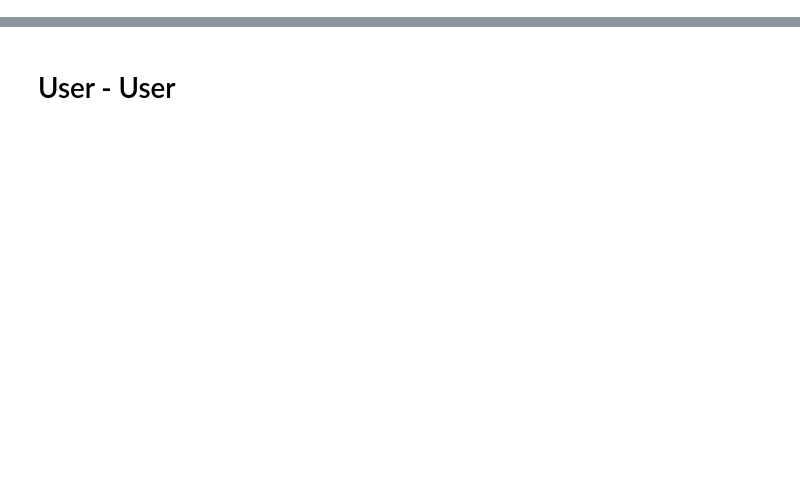
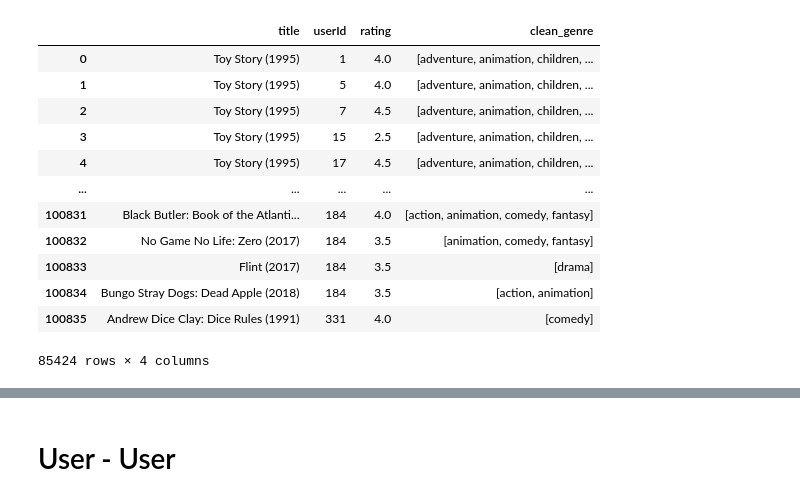
Before and after one commit to erictan23/RecommenderSystem, a Jupyter notebook: Collaborative Filtering.ipynb, the cells around one changed output, grey strips where cells are left out. Drawn from its saved outputs; the diff is of its cells as text; code cells hidden in the pictures; blank space fills up the shorter version.

```diff
--- a/Collaborative Filtering.ipynb
+++ b/Collaborative Filtering.ipynb
@@ -14,0 +83,19 @@ ratings = pd.merge(movies, ratings).drop(['date_added', 'release_year', 'rating'
+# %%
+df_genre = get_similar_genre(["adventure", "comedy", "drama", "animation", "children", "fantasy"])
+df_genre
+#df_genre.drop_duplicates(inplace=True)
+#get_similar_genre(["adventure"])
+# %% [output]
+|  | title | userId | rating | clean_genre |
+| 0 | Toy Story (1995) | 1 | 4.0 | [adventure, animation, children, ... |
+| 1 | Toy Story (1995) | 5 | 4.0 | [adventure, animation, children, ... |
+| 2 | Toy Story (1995) | 7 | 4.5 | [adventure, animation, children, ... |
+| 3 | Toy Story (1995) | 15 | 2.5 | [adventure, animation, children, ... |
+| 4 | Toy Story (1995) | 17 | 4.5 | [adventure, animation, children, ... |
+| ... | ... | ... | ... | ... |
+| 100831 | Black Butler: Book of the Atlanti... | 184 | 4.0 | [action, animation, comedy, fantasy] |
+| 100832 | No Game No Life: Zero (2017) | 184 | 3.5 | [animation, comedy, fantasy] |
+| 100833 | Flint (2017) | 184 | 3.5 | [drama] |
+| 100834 | Bungo Stray Dogs: Dead Apple (2018) | 184 | 3.5 | [action, animation] |
+| 100835 | Andrew Dice Clay: Dice Rules (1991) | 331 | 4.0 | [comedy] |
+85424 rows × 4 columns
```
Also changed, not shown: parts of 21 cells of this notebook, 2 other files.
